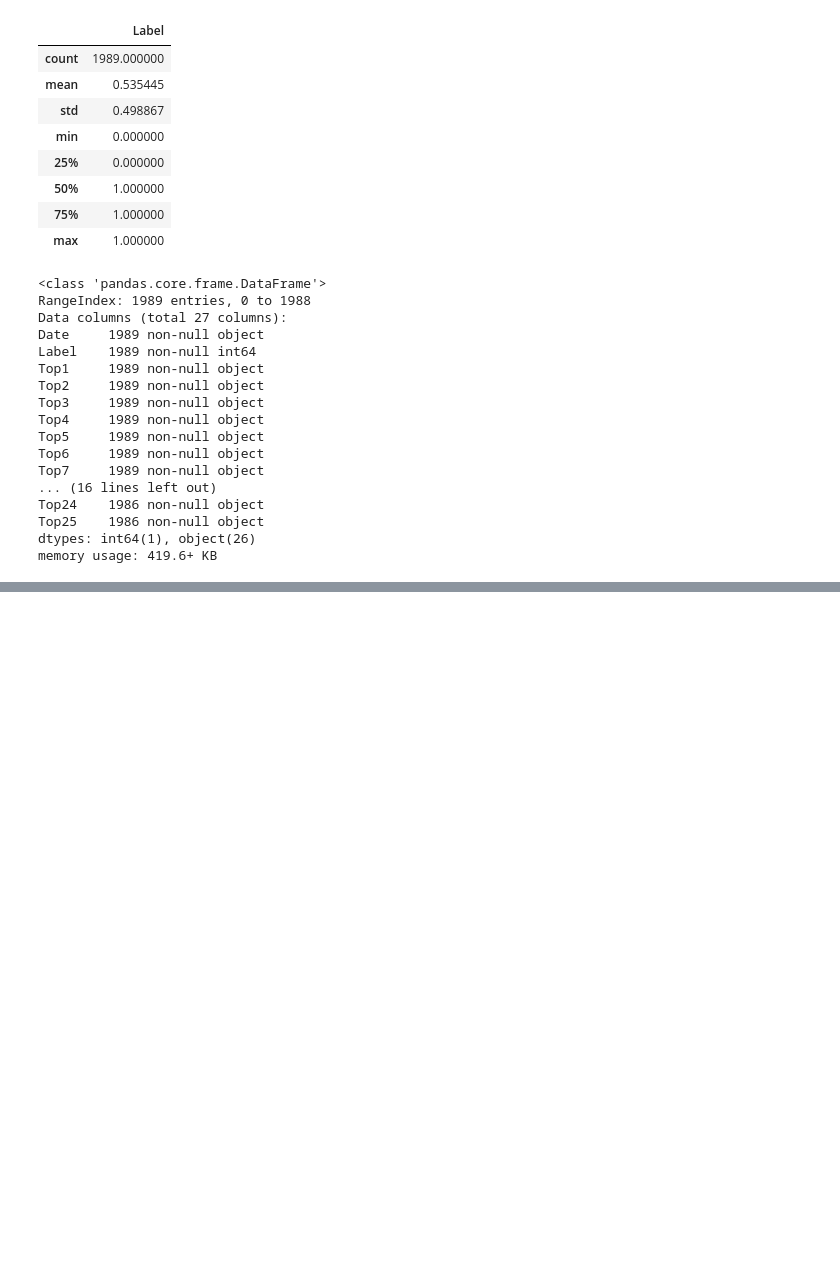
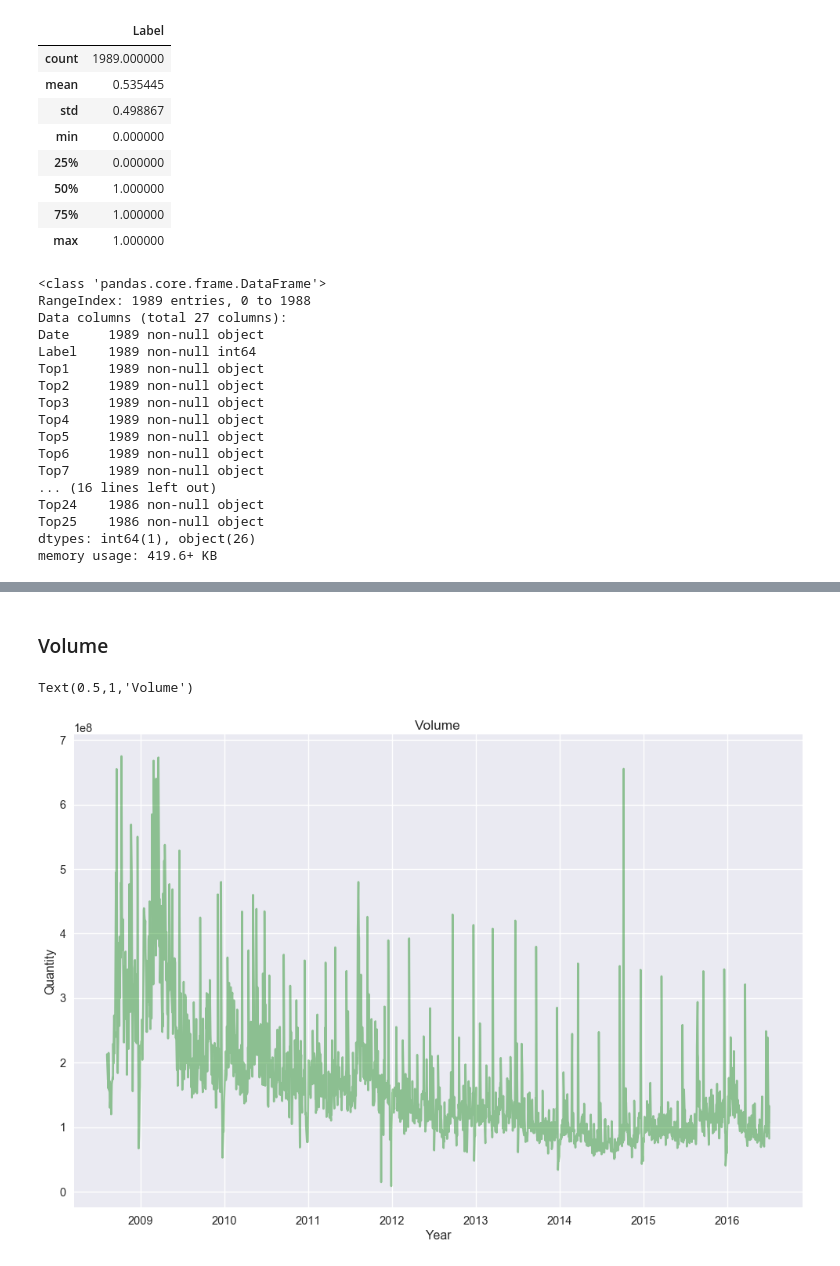
Before and after one commit to mlakabi/StockPrediction, a Jupyter notebook: StockPrediction.ipynb, the cells around one changed output, grey strips where cells are left out. Cells and saved outputs as stored; diff of their text form; code cells hidden in the pictures; blank space fills up the shorter version.

```diff
--- a/StockPrediction.ipynb
+++ b/StockPrediction.ipynb
@@ -218,0 +193,11 @@ memory usage: 419.6+ KB
+# %% [markdown]
+### Volume
+# %%
+figure(num=None, figsize=(15, 10), dpi=80, facecolor='w', edgecolor='k')
+open = plt.plot(dija.Date, dija.Volume, 'g', alpha = 0.4)
+plt.xlabel("Year")
+plt.ylabel("Quantity")
+plt.title("Volume")
+# %% [output]
+Text(0.5,1,'Volume')
+[figure, added]
```
Also changed, not shown: parts of 42 cells of this notebook.
